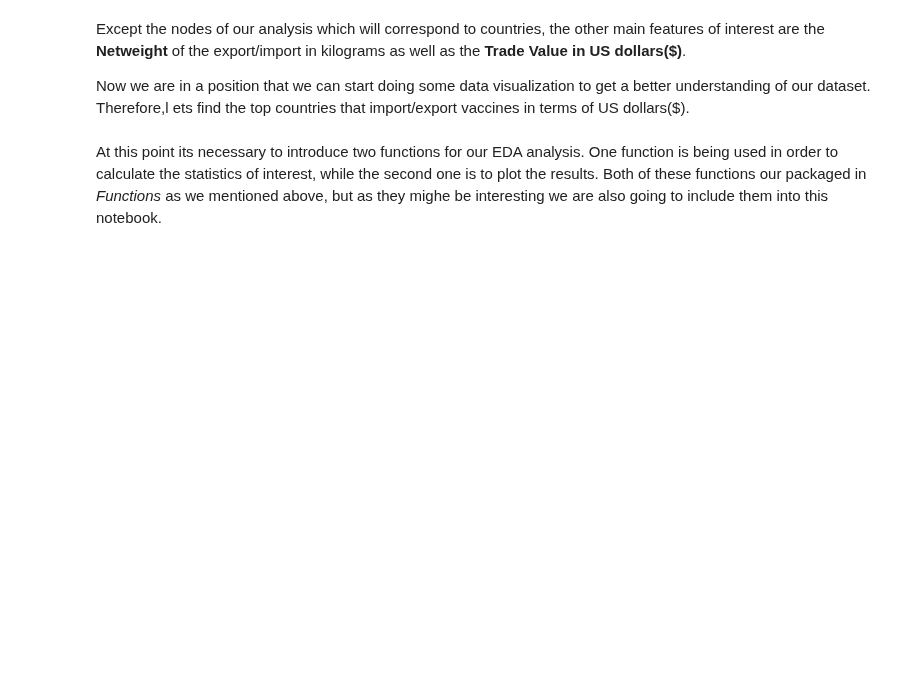
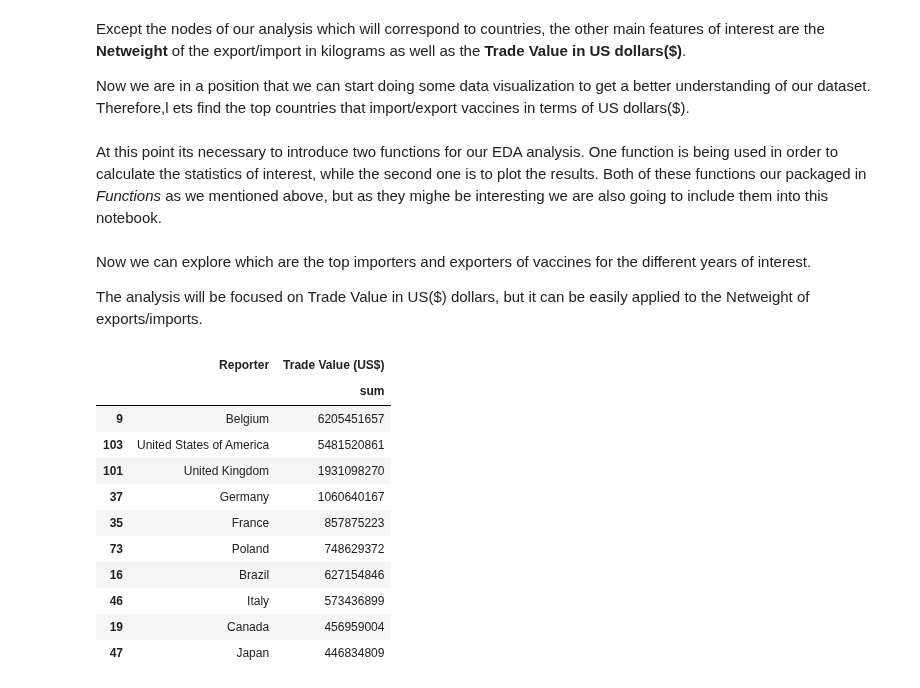
Before and after one commit to gpsyrou/Vaccines_Trade_Network, a Jupyter notebook: Jupyter_Notebooks/Vaccines_Network_JN.ipynb, the cells around one changed output. Drawn from its saved outputs; the diff is of its cells as text; code cells hidden in the pictures; blank space fills up the shorter version.

```diff
--- a/Jupyter_Notebooks/Vaccines_Network_JN.ipynb
+++ b/Jupyter_Notebooks/Vaccines_Network_JN.ipynb
@@ -232,0 +267,22 @@ def getAggStatistics(df: pd.core.frame.DataFrame, feature: str,
+# %% [markdown]
+Now we can explore which are the top importers and exporters of vaccines for the different years of interest.
+
+The analysis will be focused on Trade Value in US($) dollars, but it can be easily applied to the Netweight of exports/imports.
+# %%
+# Trade Value
+top_importers = getAggStatistics(df, feature='Trade Value (US$)',
+                                     kind='Imports', year='2018')
+top_importers[0:topn]
+# %% [output]
+|  | Reporter | Trade Value (US$) |
+|  |  | sum |
+| 9 | Belgium | 6205451657 |
+| 103 | United States of America | 5481520861 |
+| 101 | United Kingdom | 1931098270 |
+| 37 | Germany | 1060640167 |
+| 35 | France | 857875223 |
+| 73 | Poland | 748629372 |
+| 16 | Brazil | 627154846 |
+| 46 | Italy | 573436899 |
+| 19 | Canada | 456959004 |
+| 47 | Japan | 446834809 |
```
Also changed, not shown: parts of 9 cells of this notebook, 2 other files.
